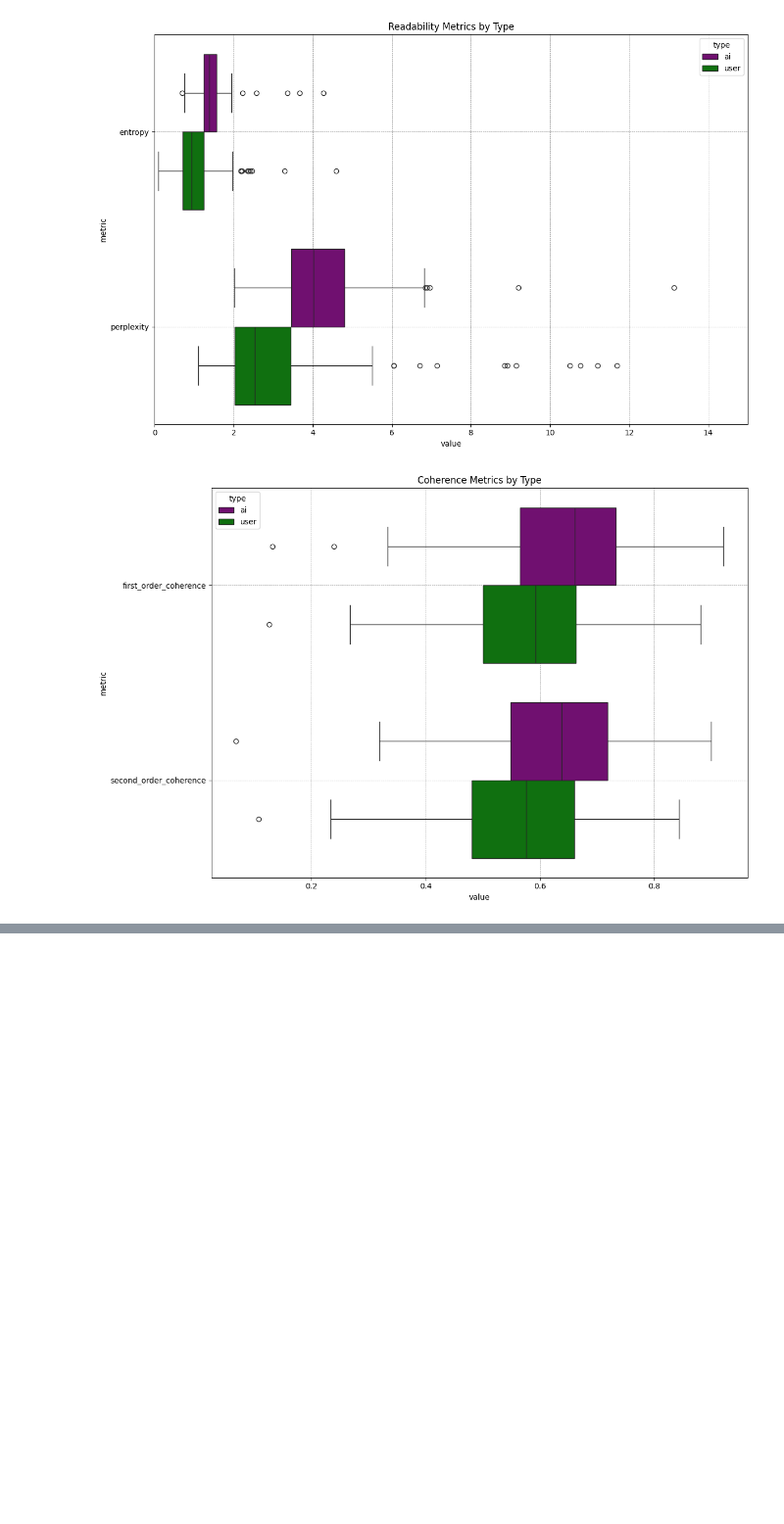
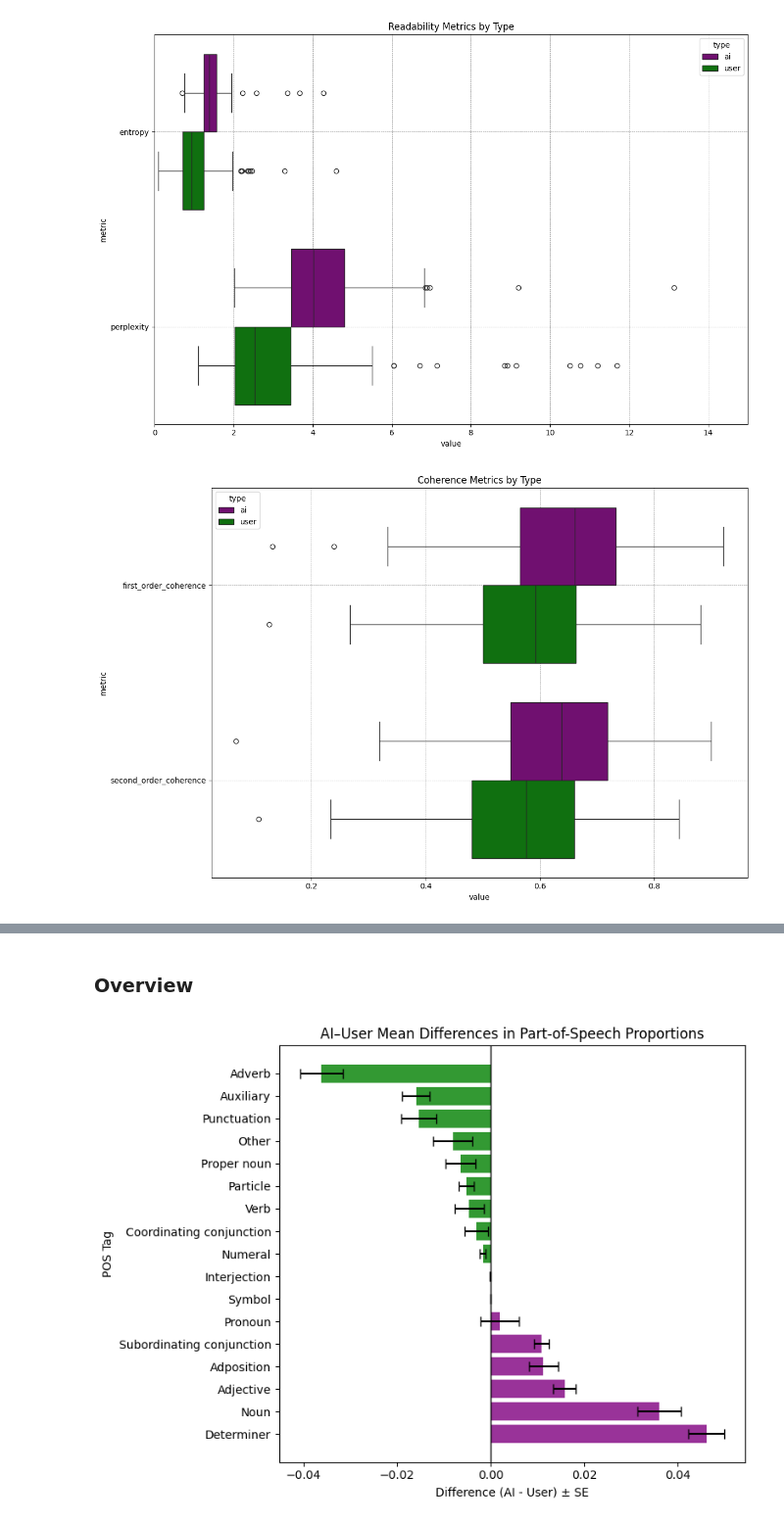
Before and after one commit to Halfidaldal/PENPAL_analysis, a Jupyter notebook: Berlin/Scripts & analyses/quick_analysis.ipynb, the cells around one changed output, grey strips where cells are left out. Shown at 98% size. Cells and saved outputs as stored; diff of their text form; code cells hidden in the pictures; blank space fills up the shorter version.

```diff
--- a/Berlin/Scripts & analyses/quick_analysis.ipynb
+++ b/Berlin/Scripts & analyses/quick_analysis.ipynb
@@ -150,0 +209,2 @@ plt.show()
+# %% [markdown]
+### Overview
@@ -150,0 +213,69 @@ plt.show()
+# %%
+pos_names = {
+'ADJ': 'adjective',
+'ADP': 'adposition',
+'ADV': 'adverb',
+'AUX': 'auxiliary',
+'CCONJ': 'coordinating conjunction',
+'DET': 'determiner',
+'INTJ': 'interjection',
+'NOUN': 'noun',
+'NUM': 'numeral',
+'PART': 'particle',
+'PRON': 'pronoun',
+'PROPN': 'proper noun',
+'PUNCT': 'punctuation',
+'SCONJ': 'subordinating conjunction',
+'SYM': 'symbol',
+'VERB': 'verb',
+'X': 'other',
+}
+# %%
+import matplotlib.pyplot as plt
+import numpy as np
+import pandas as pd
+
+metrics = [col for col in df.columns if col.startswith('pos_')]
+
+# Compute group stats
+group_means = df.groupby('type')[metrics].mean().T
+group_sds = df.groupby('type')[metrics].std().T
+group_ns = df['type'].value_counts()
+
+# Standard error of the difference: sqrt(s1²/n1 + s2²/n2)
+se_diff = np.sqrt(
+    (group_sds['ai']**2 / group_ns['ai']) +
+    (group_sds['user']**2 / group_ns['user'])
+)
+
+# Difference in means
+group_means['diff'] = group_means['ai'] - group_means['user']
+group_means['se_diff'] = se_diff
+
+# Sort for display
+subset = group_means.sort_values('diff', ascending=False)
+subset = subset.rename(index = lambda col: pos_names.get(col.split('_')[-1], col).capitalize())
+
+# --- Plot ---
+plt.figure(figsize=(8, max(4, len(subset)*0.35)))
+colors = subset['diff'].apply(lambda x: 'purple' if x > 0 else 'green')
+
+
+plt.barh(
+    subset.index,
+    subset['diff'],
+    xerr=subset['se_diff'],
+    color=colors,
+    # ecolor=colors,          # match bar color
+    capsize=4,
+    alpha=0.8
+)
+
+plt.axvline(0, color='black', linewidth=1)
+plt.title("AI–User Mean Differences in Part-of-Speech Proportions")
+plt.xlabel("Difference (AI - User) ± SE")
+plt.ylabel("POS Tag")
+plt.tight_layout()
+plt.show()
+# %% [output]
+[figure, added]
```
Also changed, not shown: parts of 10 cells of this notebook, 2 other files.
